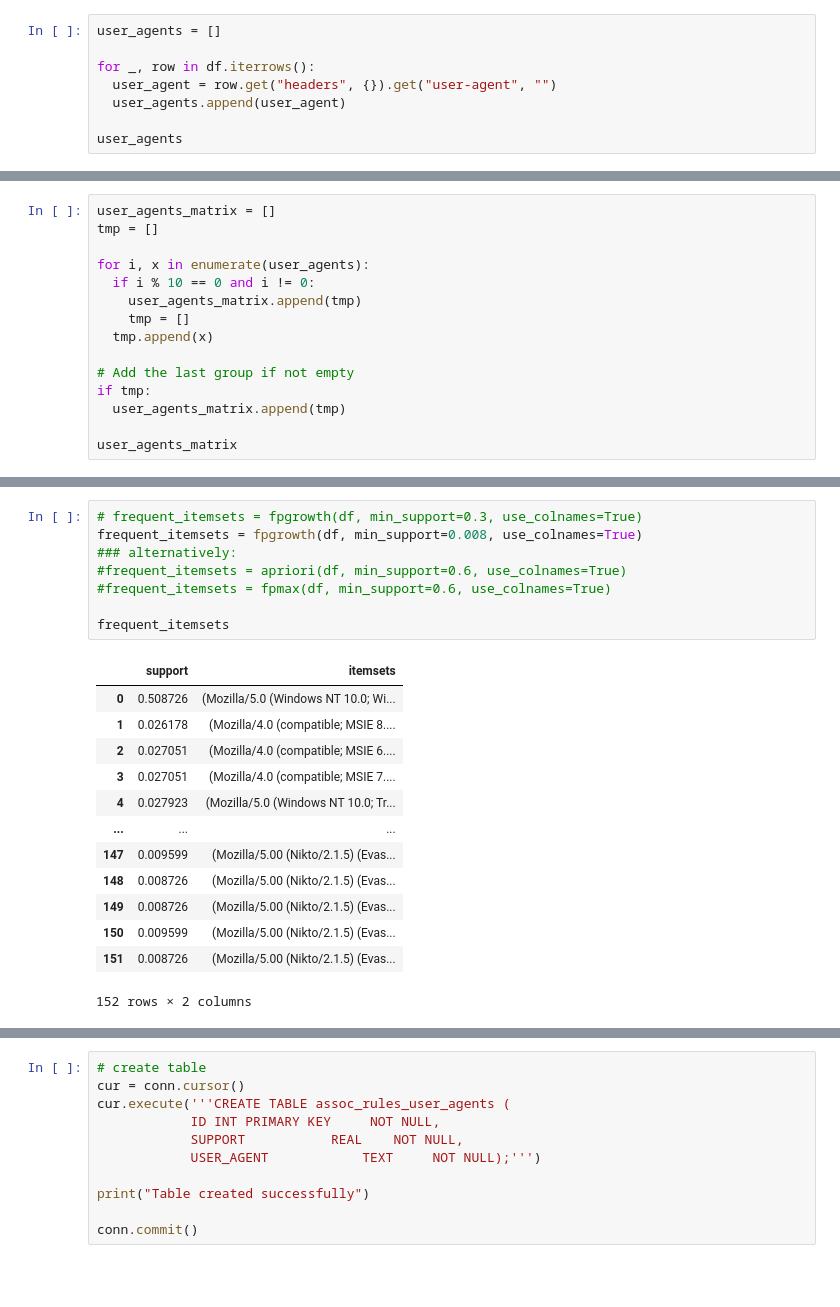
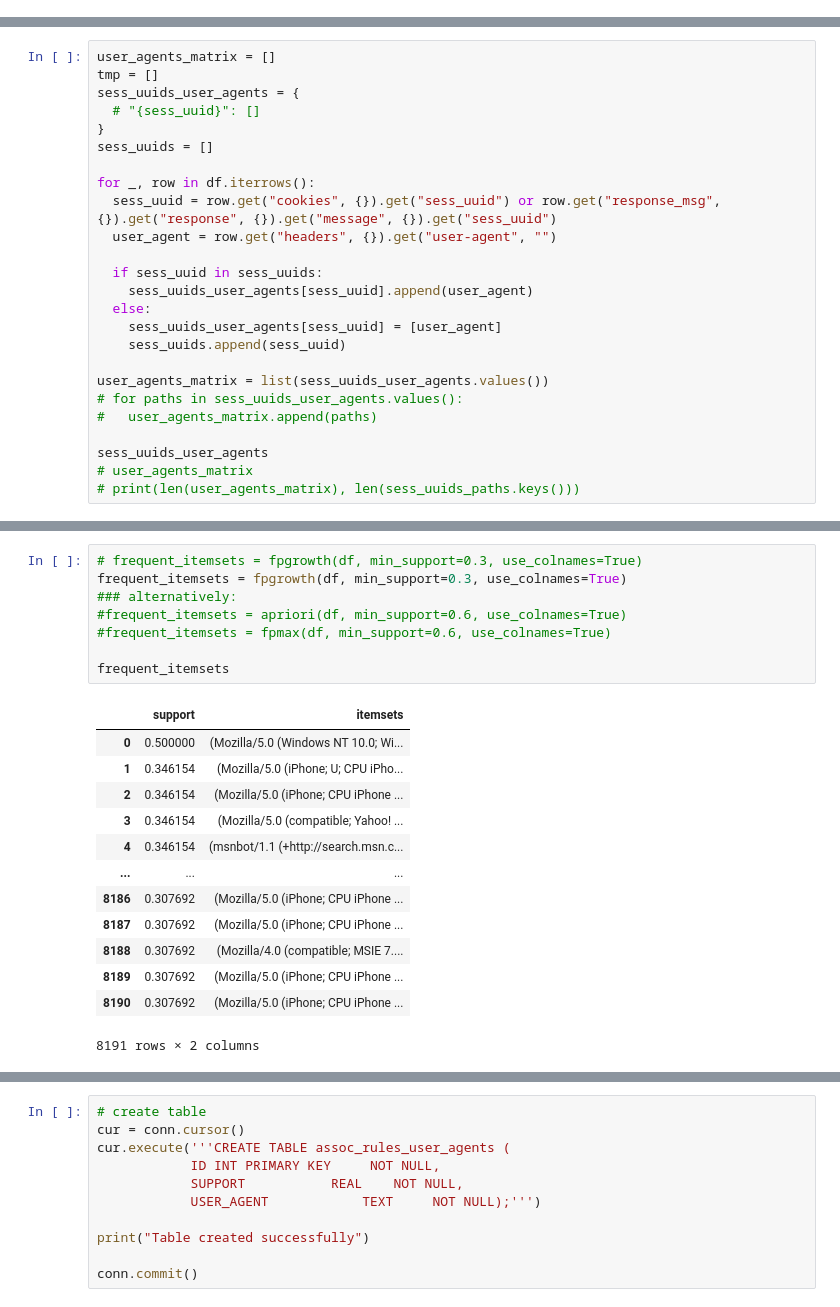
Before and after one commit to yehezkiel1086/ml-web-honeypot, a Jupyter notebook: data-mining/assoc_rules_user_agent.ipynb, the cells around one changed output, grey strips where cells are left out. Cells and saved outputs as stored; diff of their text form; blank space fills up the shorter version.

Commit message:
feat(data-mining): change assoc_rules_user_agents by sess_uuid instead of 10

```diff
--- a/data-mining/assoc_rules_user_agent.ipynb
+++ b/data-mining/assoc_rules_user_agent.ipynb
@@ -14,8 +13,0 @@ df.head(5)
-# %%
-user_agents = []
-
-for _, row in df.iterrows():
-  user_agent = row.get("headers", {}).get("user-agent", "")
-  user_agents.append(user_agent)
-
-user_agents
@@ -40,16 +14,26 @@ user_agents
 # %%
 user_agents_matrix = []
 tmp = []
+sess_uuids_user_agents = {
+  # "{sess_uuid}": []
+}
+sess_uuids = []
 
-for i, x in enumerate(user_agents):
-  if i % 10 == 0 and i != 0:
-    user_agents_matrix.append(tmp)
-    tmp = []
-  tmp.append(x)
+for _, row in df.iterrows():
+  sess_uuid = row.get("cookies", {}).get("sess_uuid") or row.get("response_msg", {}).get("response", {}).get("message", {}).get("sess_uuid")
+  user_agent = row.get("headers", {}).get("user-agent", "")
 
-# Add the last group if not empty
-if tmp:
-  user_agents_matrix.append(tmp)
+  if sess_uuid in sess_uuids:
+    sess_uuids_user_agents[sess_uuid].append(user_agent)
+  else:
+    sess_uuids_user_agents[sess_uuid] = [user_agent]
+    sess_uuids.append(sess_uuid)
 
-user_agents_matrix
+user_agents_matrix = list(sess_uuids_user_agents.values())
+# for paths in sess_uuids_user_agents.values():
+#   user_agents_matrix.append(paths)
+
+sess_uuids_user_agents
+# user_agents_matrix
+# print(len(user_agents_matrix), len(sess_uuids_paths.keys()))
 # %% [output]
@@ -96,22 +84,22 @@ df
 # %%
 # frequent_itemsets = fpgrowth(df, min_support=0.3, use_colnames=True)
-frequent_itemsets = fpgrowth(df, min_support=0.008, use_colnames=True)
+frequent_itemsets = fpgrowth(df, min_support=0.3, use_colnames=True)
 ### alternatively:
 #frequent_itemsets = apriori(df, min_support=0.6, use_colnames=True)
 #frequent_itemsets = fpmax(df, min_support=0.6, use_colnames=True)
 
 frequent_itemsets
 # %% [output]
 |  | support | itemsets |
-| 0 | 0.508726 | (Mozilla/5.0 (Windows NT 10.0; Wi... |
-| 1 | 0.026178 | (Mozilla/4.0 (compatible; MSIE 8.... |
-| 2 | 0.027051 | (Mozilla/4.0 (compatible; MSIE 6.... |
-| 3 | 0.027051 | (Mozilla/4.0 (compatible; MSIE 7.... |
-| 4 | 0.027923 | (Mozilla/5.0 (Windows NT 10.0; Tr... |
+| 0 | 0.500000 | (Mozilla/5.0 (Windows NT 10.0; Wi... |
+| 1 | 0.346154 | (Mozilla/5.0 (iPhone; U; CPU iPho... |
+| 2 | 0.346154 | (Mozilla/5.0 (iPhone; CPU iPhone ... |
+| 3 | 0.346154 | (Mozilla/5.0 (compatible; Yahoo! ... |
+| 4 | 0.346154 | (msnbot/1.1 (+http://search.msn.c... |
 | ... | ... | ... |
-| 147 | 0.009599 | (Mozilla/5.00 (Nikto/2.1.5) (Evas... |
-| 148 | 0.008726 | (Mozilla/5.00 (Nikto/2.1.5) (Evas... |
-| 149 | 0.008726 | (Mozilla/5.00 (Nikto/2.1.5) (Evas... |
-| 150 | 0.009599 | (Mozilla/5.00 (Nikto/2.1.5) (Evas... |
-| 151 | 0.008726 | (Mozilla/5.00 (Nikto/2.1.5) (Evas... |
+| 8186 | 0.307692 | (Mozilla/5.0 (iPhone; CPU iPhone ... |
+| 8187 | 0.307692 | (Mozilla/5.0 (iPhone; CPU iPhone ... |
+| 8188 | 0.307692 | (Mozilla/4.0 (compatible; MSIE 7.... |
+| 8189 | 0.307692 | (Mozilla/5.0 (iPhone; CPU iPhone ... |
+| 8190 | 0.307692 | (Mozilla/5.0 (iPhone; CPU iPhone ... |
-152 rows × 2 columns
+8191 rows × 2 columns
```
Also changed, not shown: parts of 10 cells of this notebook.
